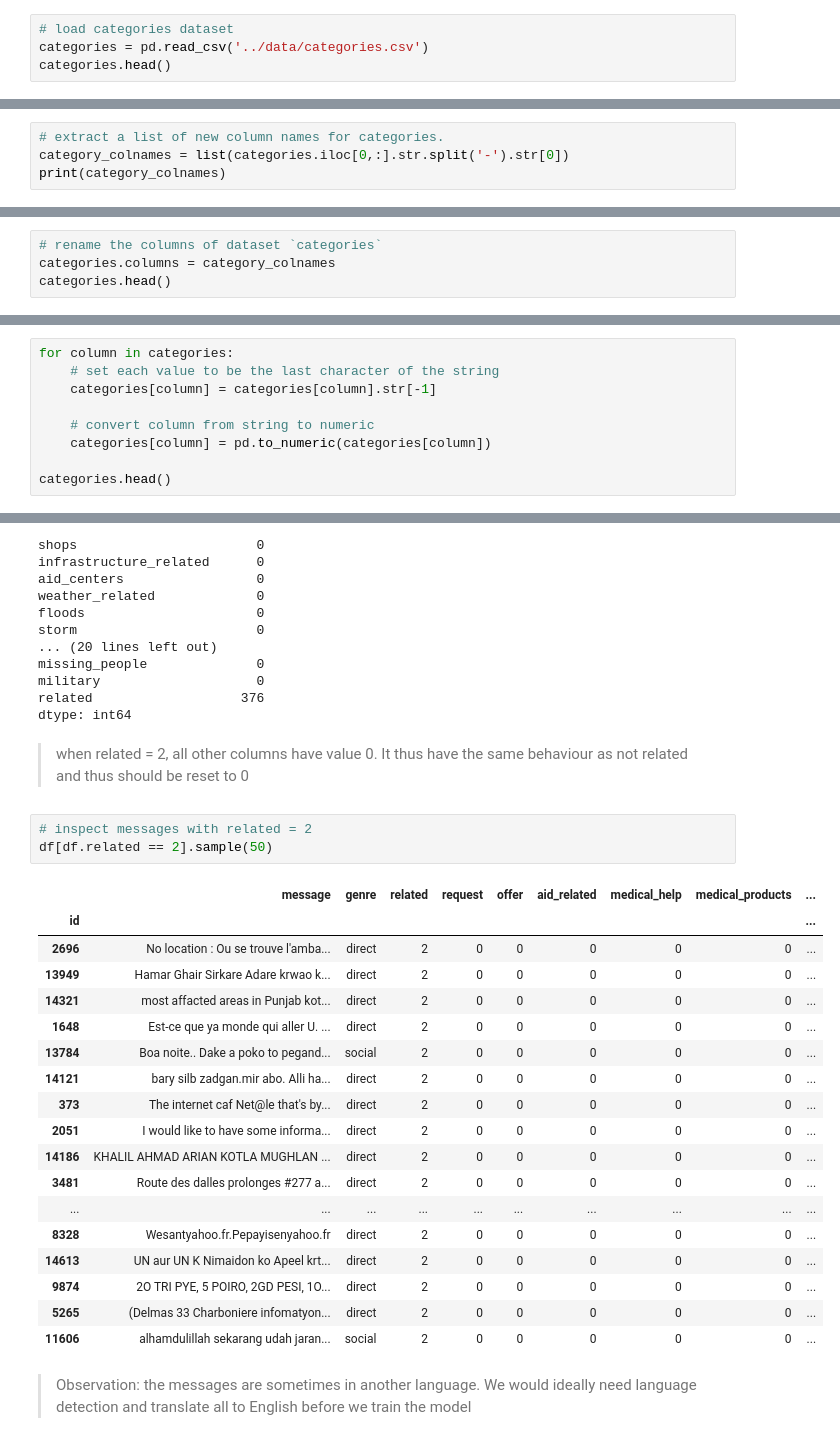
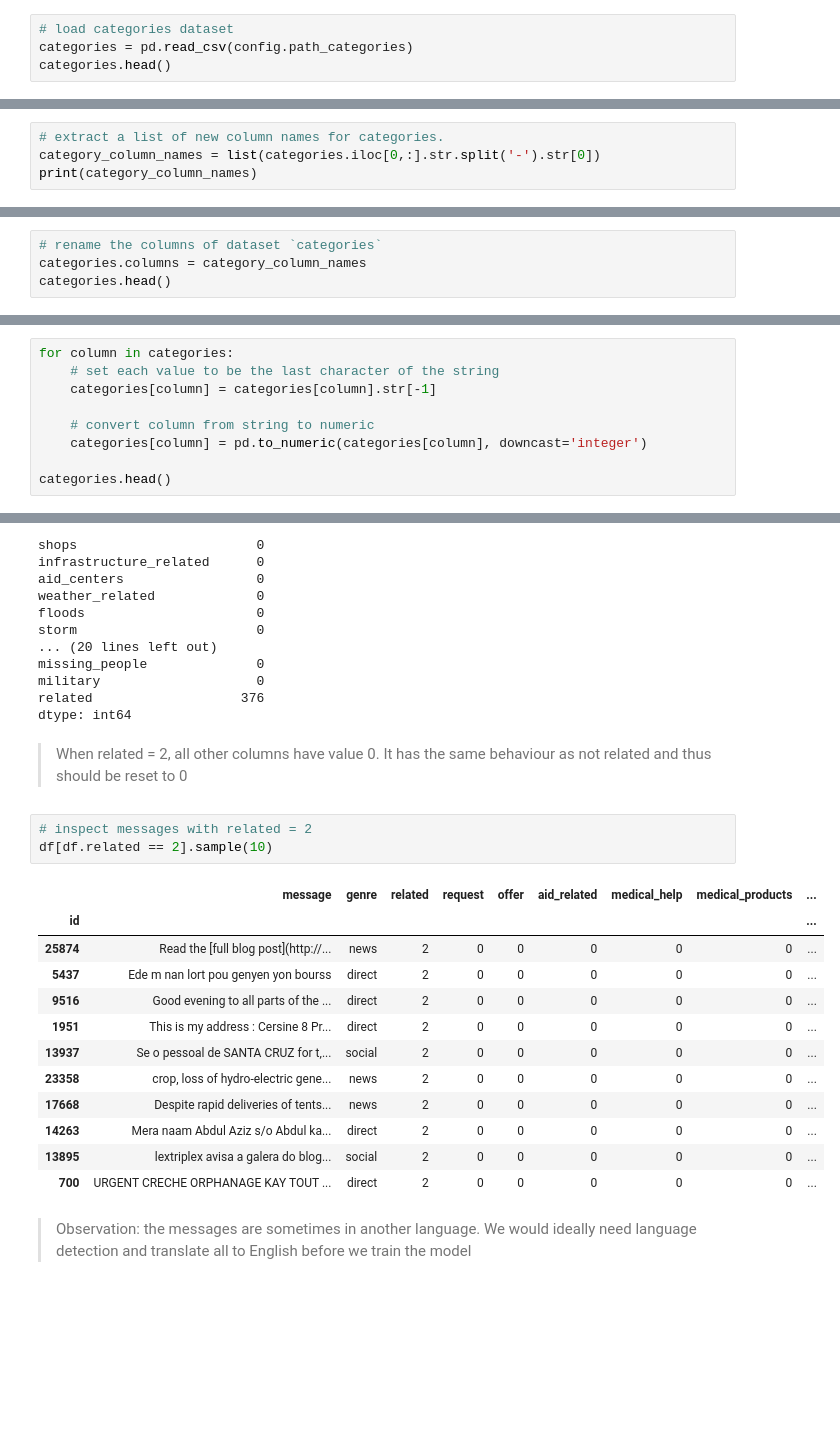
Before and after one commit to JuanitaSmith/disaster_recovery_pipelines, a Jupyter notebook: notebooks/ETL Pipeline Preparation.ipynb, the cells around one changed output, grey strips where cells are left out. Cells and saved outputs as stored; diff of their text form; blank space fills up the shorter version.

```diff
--- a/notebooks/ETL Pipeline Preparation.ipynb
+++ b/notebooks/ETL Pipeline Preparation.ipynb
@@ -54,6 +65,6 @@ Name: count, dtype: int64
 # %%
 # load categories dataset
-categories = pd.read_csv('../data/categories.csv')
+categories = pd.read_csv(config.path_categories)
 categories.head()
 # %% [output]
 |  | id | categories |
@@ -94,13 +107,13 @@ categories.head()
 | 12 | related-1 | request-0 | offer-0 | aid_related-0 | medical_help-0 | medical_products-0 | search_and_rescue-0 | security-0 | military-0 | child_alone-0 | water-0 | ... |
 # %%
 # extract a list of new column names for categories.
-category_colnames = list(categories.iloc[0,:].str.split('-').str[0])
-print(category_colnames)
+category_column_names = list(categories.iloc[0,:].str.split('-').str[0])
+print(category_column_names)
 # %% [output]
 ['related', 'request', 'offer', 'aid_related', 'medical_help', 'medical_products', 'search_and_rescue', 'security', 'military', 'child_alone', 'water', 'food', 'shelter', 'clothing', 'money', 'missing ...
 # %%
 # rename the columns of dataset `categories`
-categories.columns = category_colnames
+categories.columns = category_column_names
 categories.head()
 # %% [output]
 |  | related | request | offer | aid_related | medical_help | medical_products | search_and_rescue | security | ... |
@@ -120,7 +134,7 @@ for column in categories:
     categories[column] = categories[column].str[-1]
 
     # convert column from string to numeric
-    categories[column] = pd.to_numeric(categories[column])
+    categories[column] = pd.to_numeric(categories[column], downcast='integer')
 
 categories.head()
 # %% [output]
@@ -399,29 +427,23 @@ military                    0
 related                   376
 dtype: int64
 # %% [markdown]
-> when related = 2, all other columns have value 0. It thus have the same behaviour as not related and thus should be reset to 0
+> When related = 2, all other columns have value 0. It has the same behaviour as not related and thus should be reset to 0
 # %%
 # inspect messages with related = 2
-df[df.related == 2].sample(50)
+df[df.related == 2].sample(10)
 # %% [output]
 |  | message | genre | related | request | offer | aid_related | medical_help | medical_products | ... |
 | id |  |  |  |  |  |  |  |  | ... |
-| 2696 | No location : Ou se trouve l'amba... | direct | 2 | 0 | 0 | 0 | 0 | 0 | ... |
-| 13949 | Hamar Ghair Sirkare Adare krwao k... | direct | 2 | 0 | 0 | 0 | 0 | 0 | ... |
-| 14321 | most affacted areas in Punjab kot... | direct | 2 | 0 | 0 | 0 | 0 | 0 | ... |
-| 1648 | Est-ce que ya monde qui aller U. ... | direct | 2 | 0 | 0 | 0 | 0 | 0 | ... |
-| 13784 | Boa noite.. Dake a poko to pegand... | social | 2 | 0 | 0 | 0 | 0 | 0 | ... |
-| 14121 | bary silb zadgan.mir abo. Alli ha... | direct | 2 | 0 | 0 | 0 | 0 | 0 | ... |
-| 373 | The internet caf Net@le that's by... | direct | 2 | 0 | 0 | 0 | 0 | 0 | ... |
-| 2051 | I would like to have some informa... | direct | 2 | 0 | 0 | 0 | 0 | 0 | ... |
-| 14186 | KHALIL AHMAD ARIAN KOTLA MUGHLAN ... | direct | 2 | 0 | 0 | 0 | 0 | 0 | ... |
-| 3481 | Route des dalles prolonges #277 a... | direct | 2 | 0 | 0 | 0 | 0 | 0 | ... |
-| ... | ... | ... | ... | ... | ... | ... | ... | ... | ... |
-| 8328 | Wesantyahoo.fr.Pepayisenyahoo.fr | direct | 2 | 0 | 0 | 0 | 0 | 0 | ... |
-| 14613 | UN aur UN K Nimaidon ko Apeel krt... | direct | 2 | 0 | 0 | 0 | 0 | 0 | ... |
-| 9874 | 2O TRI PYE, 5 POIRO, 2GD PESI, 1O... | direct | 2 | 0 | 0 | 0 | 0 | 0 | ... |
-| 5265 | (Delmas 33 Charboniere infomatyon... | direct | 2 | 0 | 0 | 0 | 0 | 0 | ... |
-| 11606 | alhamdulillah sekarang udah jaran... | social | 2 | 0 | 0 | 0 | 0 | 0 | ... |
+| 25874 | Read the [full blog post](http://... | news | 2 | 0 | 0 | 0 | 0 | 0 | ... |
+| 5437 | Ede m nan lort pou genyen yon bourss | direct | 2 | 0 | 0 | 0 | 0 | 0 | ... |
+| 9516 | Good evening to all parts of the ... | direct | 2 | 0 | 0 | 0 | 0 | 0 | ... |
+| 1951 | This is my address : Cersine 8 Pr... | direct | 2 | 0 | 0 | 0 | 0 | 0 | ... |
+| 13937 | Se o pessoal de SANTA CRUZ for t‚... | social | 2 | 0 | 0 | 0 | 0 | 0 | ... |
+| 23358 | crop, loss of hydro-electric gene... | news | 2 | 0 | 0 | 0 | 0 | 0 | ... |
+| 17668 | Despite rapid deliveries of tents... | news | 2 | 0 | 0 | 0 | 0 | 0 | ... |
+| 14263 | Mera naam Abdul Aziz s/o Abdul ka... | direct | 2 | 0 | 0 | 0 | 0 | 0 | ... |
+| 13895 | lextriplex avisa a galera do blog... | social | 2 | 0 | 0 | 0 | 0 | 0 | ... |
+| 700 | URGENT CRECHE ORPHANAGE KAY TOUT ... | direct | 2 | 0 | 0 | 0 | 0 | 0 | ... |
 # %% [markdown]
 > Observation: the messages are sometimes in another language. We would ideally need language detection and translate all to English before we train the model
 # %%
```
Also changed, not shown: parts of 37 cells of this notebook, 30 other files.
